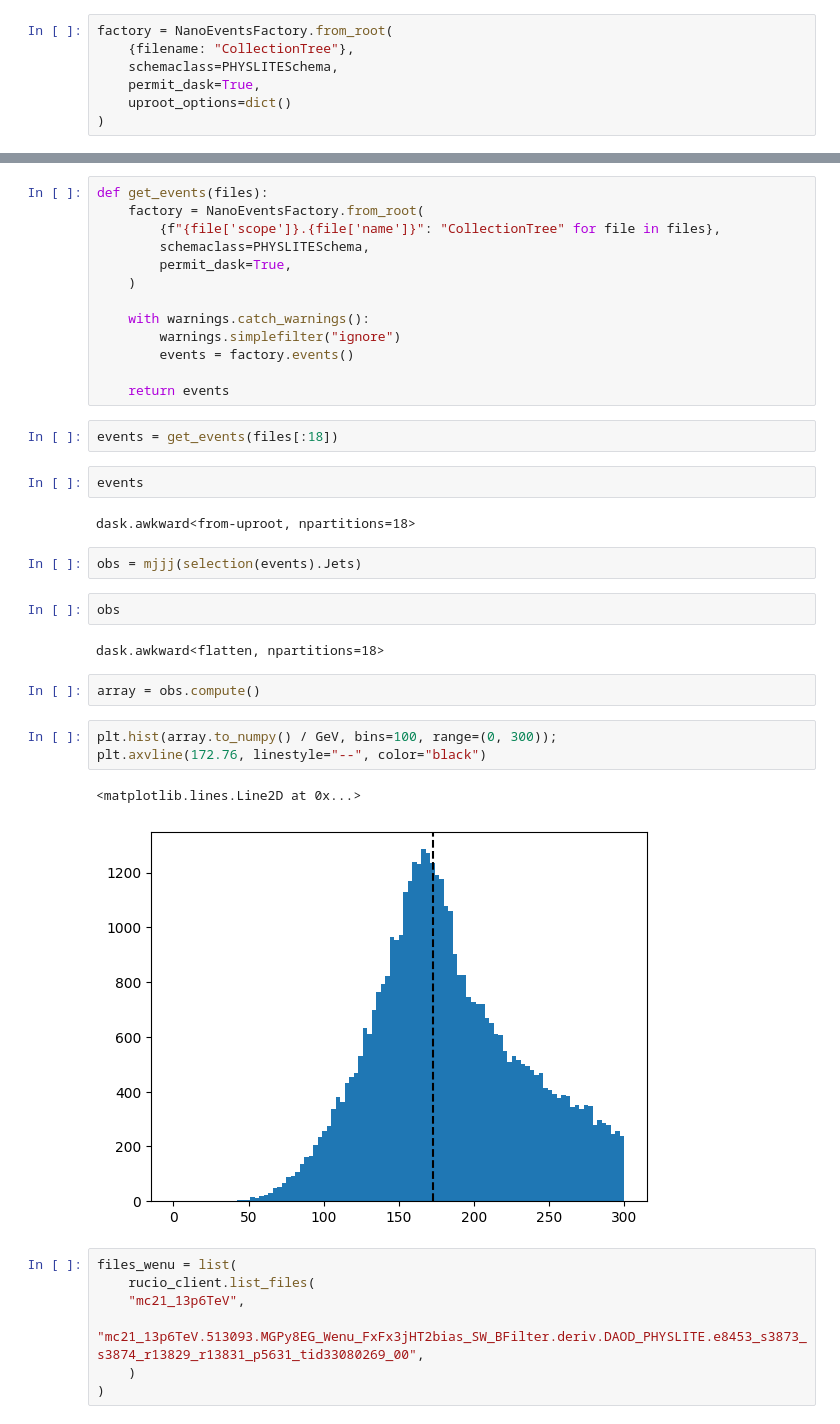
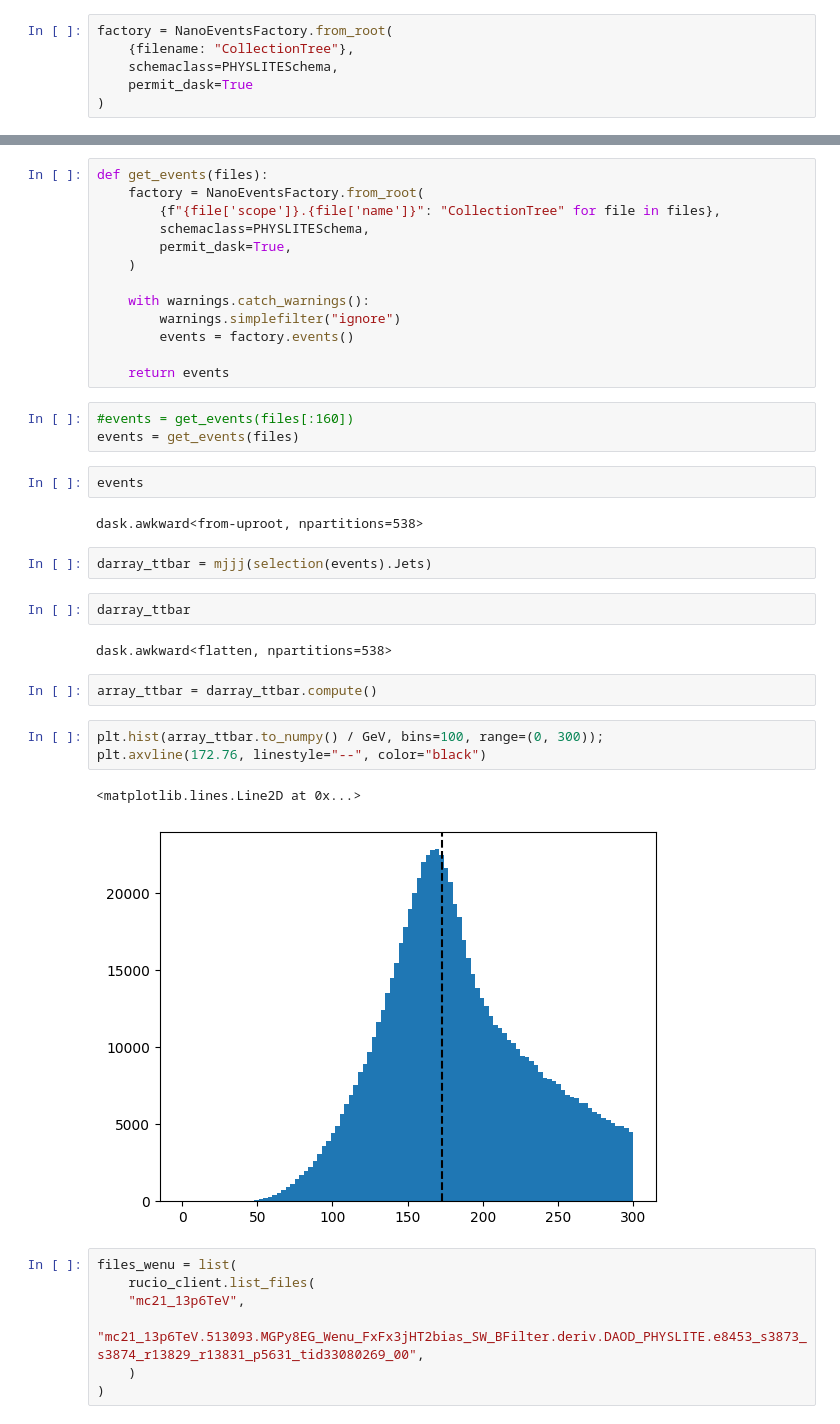
Before and after one commit to gcp4hep/analysis-code, a Jupyter notebook: notebooks/agc_like_ttbar_reco.ipynb, the cells around one changed output, grey strips where cells are left out. Cells and saved outputs as stored; diff of their text form.

```diff
--- a/notebooks/agc_like_ttbar_reco.ipynb
+++ b/notebooks/agc_like_ttbar_reco.ipynb
@@ -54,8 +59,7 @@ filename = "mc21_13p6TeV.DAOD_PHYSLITE.33080408._000001.pool.root.1" # in scope.
 factory = NanoEventsFactory.from_root(
     {filename: "CollectionTree"},
     schemaclass=PHYSLITESchema,
-    permit_dask=True,
-    uproot_options=dict()
+    permit_dask=True
 )
 # %%
 with warnings.catch_warnings():
@@ -256,25 +260,26 @@ def get_events(files):
 
     return events
 # %%
-events = get_events(files[:18])
+#events = get_events(files[:160])
+events = get_events(files)
 # %%
 events
 # %% [output]
-dask.awkward<from-uproot, npartitions=18>
+dask.awkward<from-uproot, npartitions=538>
 # %%
-obs = mjjj(selection(events).Jets)
+darray_ttbar = mjjj(selection(events).Jets)
 # %%
-obs
+darray_ttbar
 # %% [output]
-dask.awkward<flatten, npartitions=18>
+dask.awkward<flatten, npartitions=538>
 # %%
-array = obs.compute()
+array_ttbar = darray_ttbar.compute()
 # %%
-plt.hist(array.to_numpy() / GeV, bins=100, range=(0, 300));
+plt.hist(array_ttbar.to_numpy() / GeV, bins=100, range=(0, 300));
 plt.axvline(172.76, linestyle="--", color="black")
 # %% [output]
 <matplotlib.lines.Line2D at 0x...>
-[figure, old version]
+[figure, new version]
 # %%
 files_wenu = list(
     rucio_client.list_files(
```
Also changed, not shown: parts of 18 cells of this notebook.
